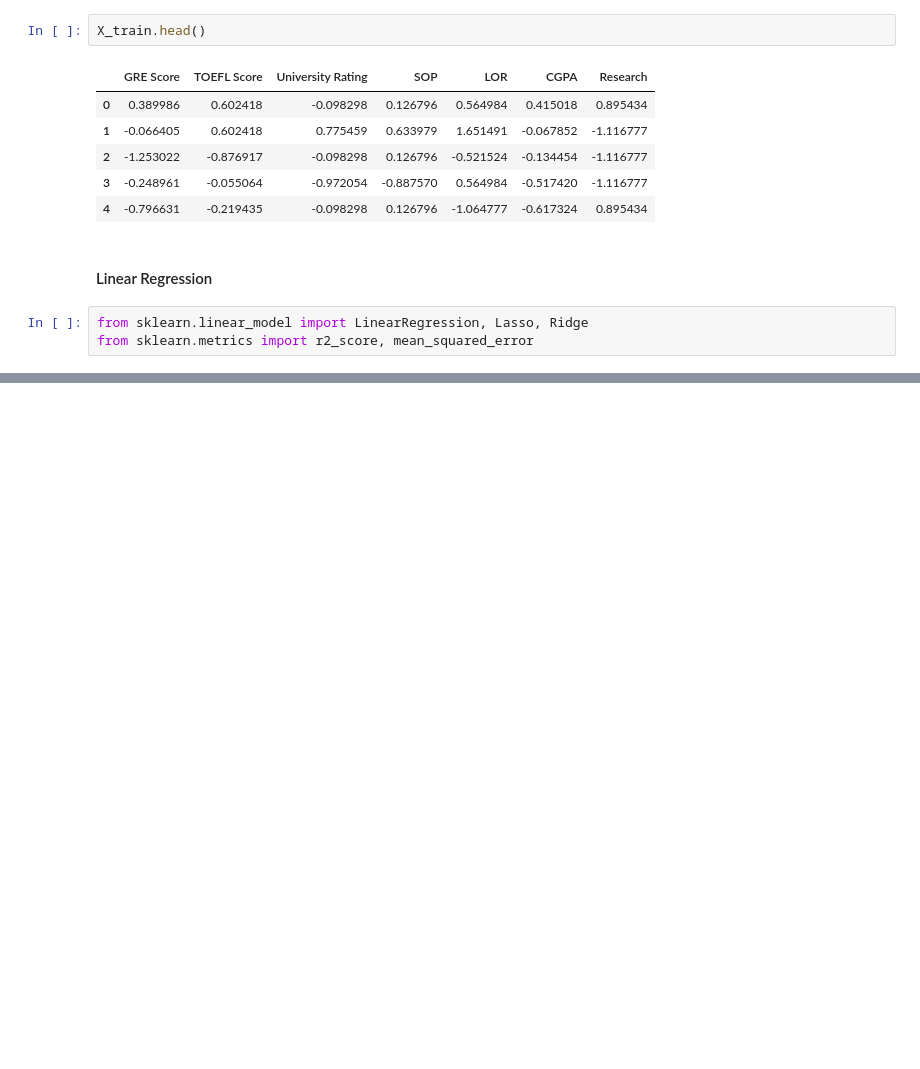
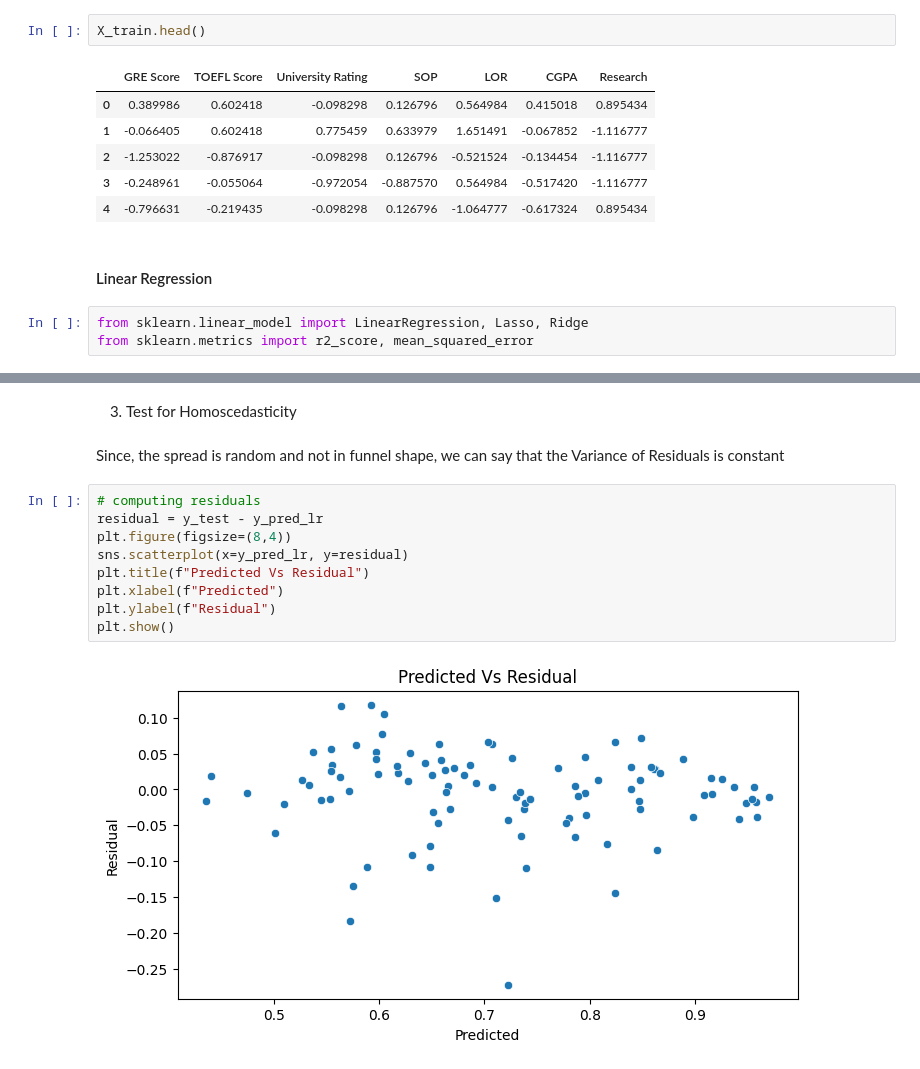
Before and after one commit to prathameshk1995/jamboree-prediction, a Jupyter notebook: notebook.ipynb, the cells around one changed output, grey strips where cells are left out. Saved outputs shown, nothing was run; the diff lists cells and outputs as text; blank space fills up the shorter version.

```diff
--- a/notebook.ipynb
+++ b/notebook.ipynb
@@ -334,0 +426,15 @@ print(f"RMSE: {rmse_lr:.4f}")
+# %% [markdown]
+3) Test for Homoscedasticity
+# %% [markdown]
+Since, the spread is random and not in funnel shape, we can say that the Variance of Residuals is constant
+# %%
+# computing residuals
+residual = y_test - y_pred_lr
+plt.figure(figsize=(8,4))
+sns.scatterplot(x=y_pred_lr, y=residual)
+plt.title(f"Predicted Vs Residual")
+plt.xlabel(f"Predicted")
+plt.ylabel(f"Residual")
+plt.show()
+# %% [output]
+[figure, added]
```
Also changed, not shown: parts of 17 cells of this notebook, 2 other files.
